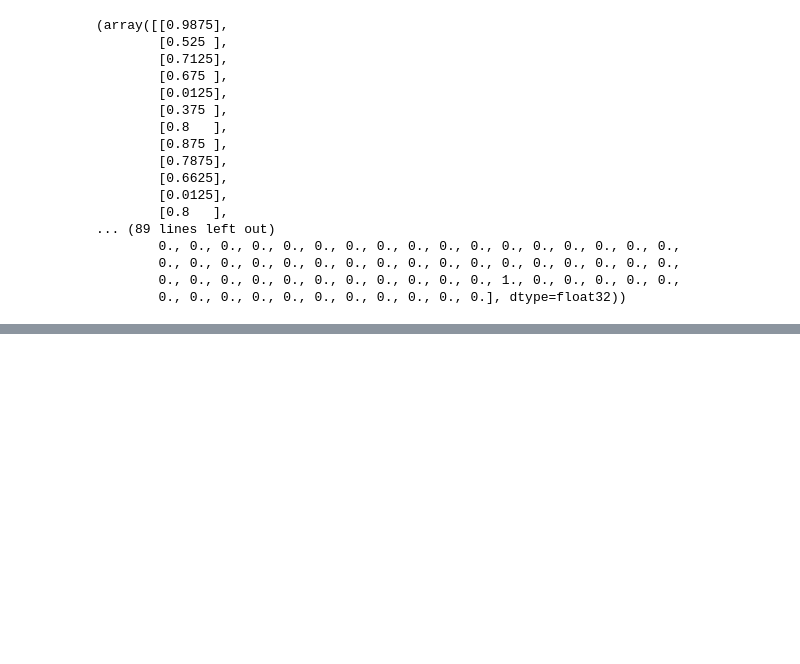
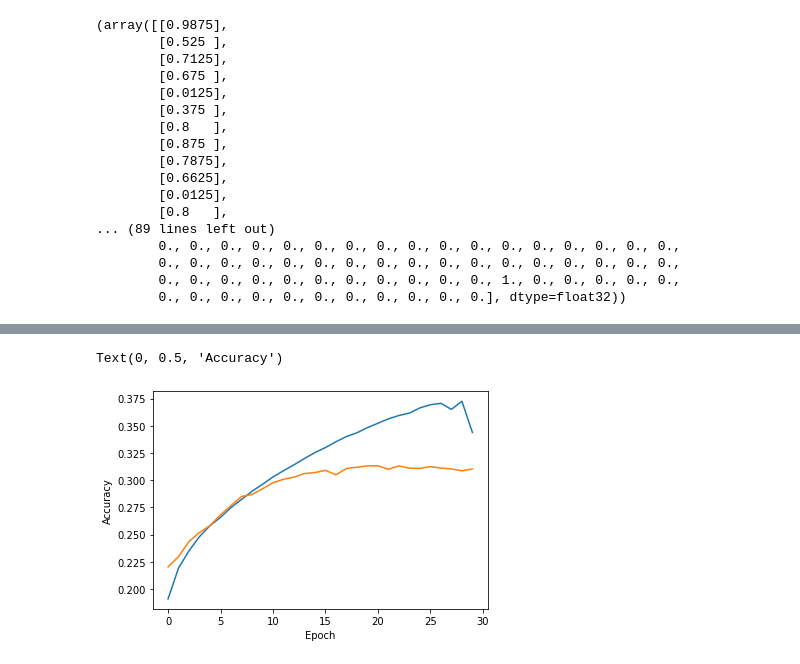
Before and after one commit to ashwiniyer176/Natural-Language-Processing, a Jupyter notebook: Text Generation with LSTM/Text Generation.ipynb, the cells around one changed output, grey strips where cells are left out. Drawn from its saved outputs; the diff is of its cells as text; code cells hidden in the pictures; blank space fills up the shorter version.

```diff
--- a/Text Generation with LSTM/Text Generation.ipynb
+++ b/Text Generation with LSTM/Text Generation.ipynb
@@ -144,0 +175,8 @@ KeyboardInterrupt:
+# %%
+plt.plot(history.history['accuracy'])
+plt.plot(history.history['val_accuracy'])
+plt.xlabel('Epoch')
+plt.ylabel('Accuracy')
+# %% [output]
+Text(0, 0.5, 'Accuracy')
+[figure, added]
```
Also changed, not shown: parts of 11 cells of this notebook.
